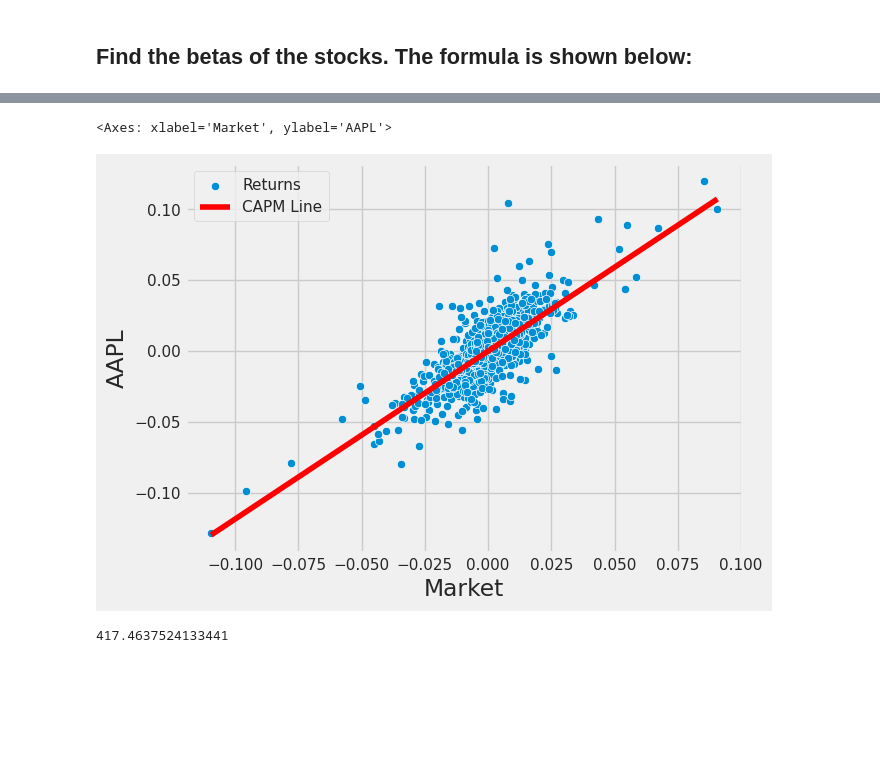
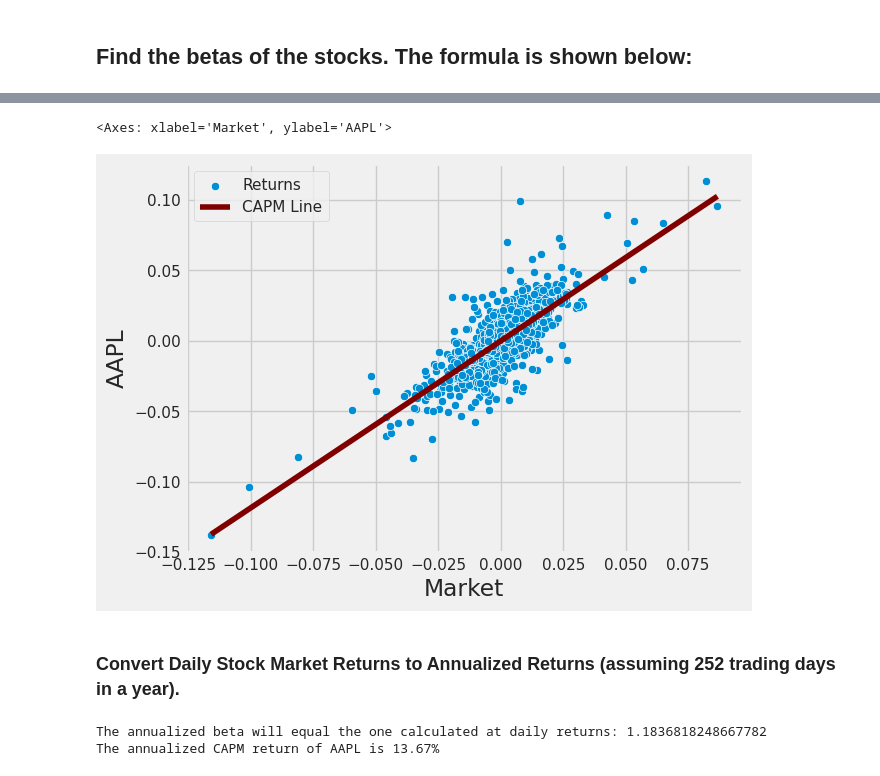
Before and after one commit to JyothsnaGH/PythonforFinance, a Jupyter notebook: FinancialDataAnalysis.ipynb, the cells around one changed output, grey strips where cells are left out. Cells and saved outputs as stored; diff of their text form; code cells hidden in the pictures; blank space fills up the shorter version.

```diff
--- a/FinancialDataAnalysis.ipynb
+++ b/FinancialDataAnalysis.ipynb
@@ -150,7 +150,7 @@ log(Today's Price/yesterday's price +1)
 # %%
 # create new columns that are log returns of the columns
-# data = np.log(df/df.shift(1))
-data = (df-df.shift(1))/df.shift(1)
+data = np.log(df/df.shift(1))
+# data = (df-df.shift(1))/df.shift(1)
 # replace first row with zeroes
 data.iloc[0] = 0
 data.head(5)
@@ -190,10 +187,30 @@ plt.show()
 # %%
 sns.scatterplot(y = 'AAPL', x = 'Market', data = data, label = 'Returns')
-sns.lineplot(x = data['Market'], y = alpha + (data['Market']-alpha)*beta_aapl, color = 'red', label = 'CAPM Line')
+sns.lineplot(x = data['Market'], y = alpha + (data['Market']-alpha)*beta_aapl, color = 'maroon', label = 'CAPM Line')
 # %% [output]
 <Axes: xlabel='Market', ylabel='AAPL'>
-[figure, old version]
+[figure, new version]
-# %%
-df['Market'].mean()
-# %% [output]
-417.4637524133441
+# %% [markdown]
+### Convert Daily Stock Market Returns to Annualized Returns (assuming 252 trading days in a year).
+# %%
+rm = data['Market'].mean()*252
+rm
+cov = data[['Market','AAPL']].cov() *252
+cov_aapl_market = cov.iloc[0,1]
+cov_aapl_market
+market_var = data['Market'].var()*252
+market_var
+
+AAPL_beta_annual = cov_aapl_market / market_var
+print('The annualized beta will equal the one calculated at daily returns:',AAPL_beta_annual)
+
+rf = 0.025
+riskpremium = rm - rf
+
+## CAPM
+AAPL_capm_return = rf + AAPL_beta_annual*riskpremium
+
+print(f"The annualized CAPM return of AAPL is {AAPL_capm_return*100:.2f}%")
+# %% [output]
+The annualized beta will equal the one calculated at daily returns: 1.1836818248667782
+The annualized CAPM return of AAPL is 13.67%
```
Also changed, not shown: parts of 11 cells of this notebook.
